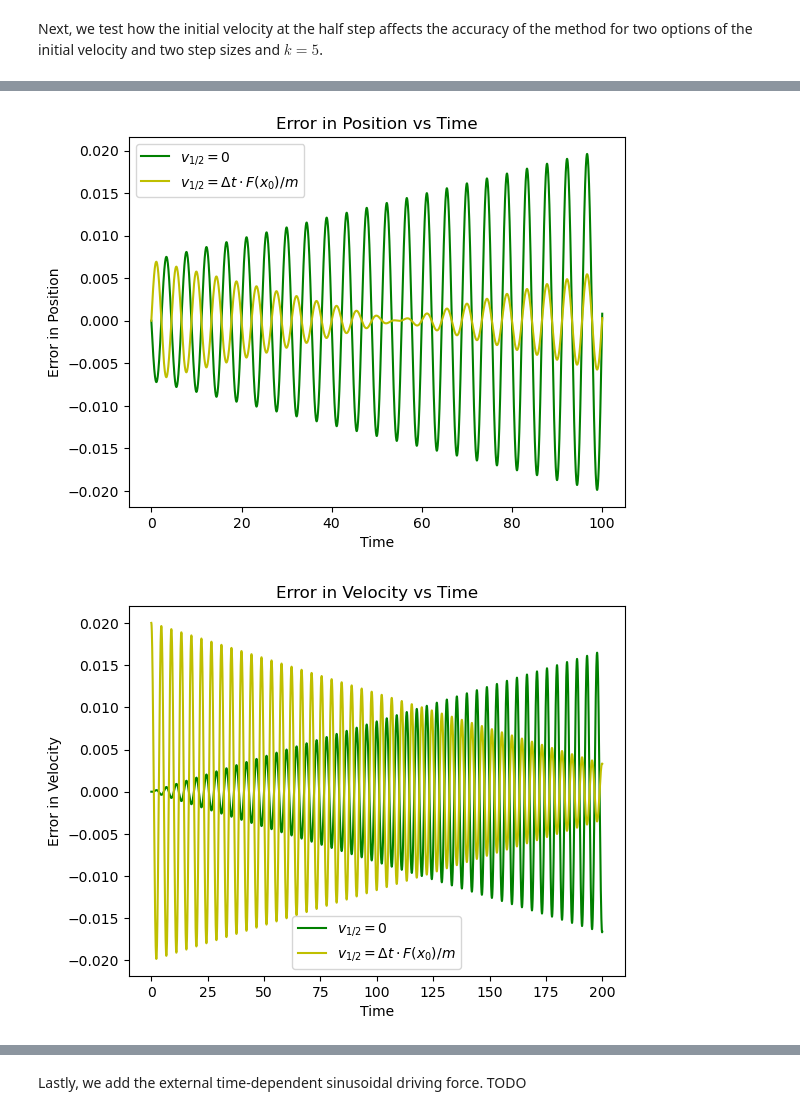
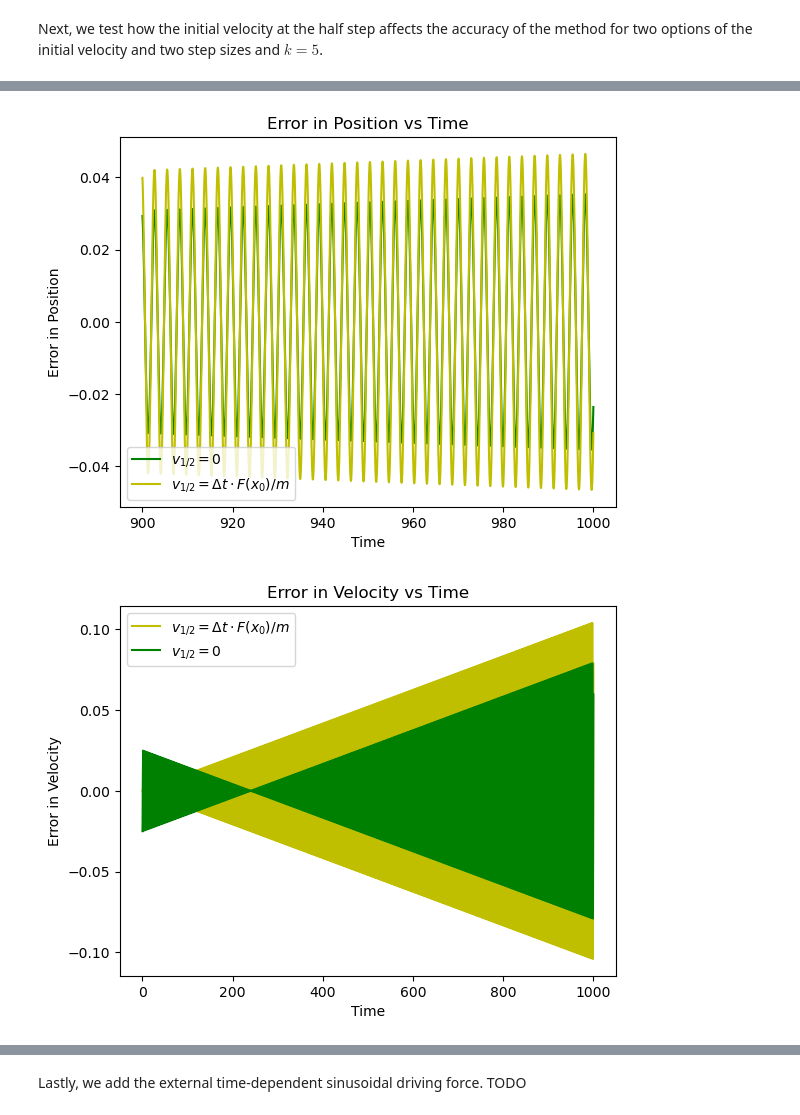
Before and after one commit to kingilsildor/CLS-Scientific_Computing-Assignment3, a Jupyter notebook: interface.ipynb, the cells around one changed output, grey strips where cells are left out. Drawn from its saved outputs; the diff is of its cells as text; code cells hidden in the pictures.

Commit message:
Adding plotting function for errors

```diff
--- a/interface.ipynb
+++ b/interface.ipynb
@@ -229,11 +229,11 @@ for k in k_values:
 # %% [markdown]
 Next, we test how the initial velocity at the half step affects the accuracy of the method for two options of the initial velocity and two step sizes and $k = 5$.
 # %%
-T = 100
-k = 2
+T = 1000
+k = 5
 
 def F_x(x, k):
     return -k * x
 
+x_list_avg, v_list_avg = leapfrog(T, F_x, k)
 x_list_zero, v_list_zero = leapfrog(T, F_x, k, initial_v="zero")
-x_list_2, v_list_2 = leapfrog(T, F_x, k)
@@ -240,6 +260,9 @@ x_list_2, v_list_2 = leapfrog(T, F_x, k)
 # %%
+# PLOT ONLY FROM THE LAST 100 TIME STEPS
 t_position = np.linspace(0, T, len(x_list_zero))
+delta_t = 0.01
 m = 1
+idx = -int(100/delta_t)
 
 def exact_position(t, k, m):
     A = 1
@@ -248,32 +271,34 @@ def exact_position(t, k, m):
 
     return A * np.sin(omega * t + phi)
 
-plt.plot(t_position, exact_position(t_position,k,m) - x_list_zero, label = r"$v_{1/2} = 0$", color="g")
-plt.plot(t_position, exact_position(t_position,k,m) - x_list_2, label = r"$v_{1/2} = \Delta t \cdot F(x_0) / m$", color="y")
+plt.plot(t_position[idx:], exact_position(t_position[idx:],k,m) - x_list_zero[idx:], label = r"$v_{1/2} = 0$", color="g")
+plt.plot(t_position[idx:], exact_position(t_position[idx:],k,m) - x_list_2[idx:], label = r"$v_{1/2} = \Delta t \cdot F(x_0) / m$", color="y")
 plt.title("Error in Position vs Time")
 plt.xlabel("Time")
 plt.ylabel("Error in Position")
 plt.legend()
 plt.show()
 # %% [output]
-[figure, old version]
+[figure, new version]
 # %%
-t = np.linspace(0, T, len(x_list_zero))
+delta_t = 0.01
+t_velocity = np.linspace(delta_t/2, T + delta_t/2, len(x_list_zero))
 m = 1
 
 def exact_velocity(t, k, m):
     A = 1
     omega = np.sqrt(k / m)
     phi = np.pi / 2
 
     return A * omega * np.cos(omega * t + phi)
 
-plt.plot(t, exact_velocity(t,k,m) - v_list_zero, label = r"$v_{1/2} = 0$", color="g")
-plt.plot(t, exact_velocity(t,k,m) - v_list_2, label = r"$v_{1/2} = \Delta t \cdot F(x_0) / m$", color="y")
+# plt.plot(t_velocity, exact_velocity(t_velocity,k,m) - v_list_zero, label = r"$v_{1/2} = 0$", color="g")
+plt.plot(t_velocity, exact_velocity(t_velocity,k,m) - v_list_2, label = r"$v_{1/2} = \Delta t \cdot F(x_0) / m$", color="y")
+plt.plot(t_velocity, exact_velocity(t_velocity,k,m) - v_list_zero, label = r"$v_{1/2} = 0$", color="g")
 plt.title("Error in Velocity vs Time")
 plt.xlabel("Time")
 plt.ylabel("Error in Velocity")
 plt.legend()
 plt.show()
 # %% [output]
-[figure, old version]
+[figure, new version]
```
Also changed, not shown: parts of 2 cells of this notebook, 1 other file.
